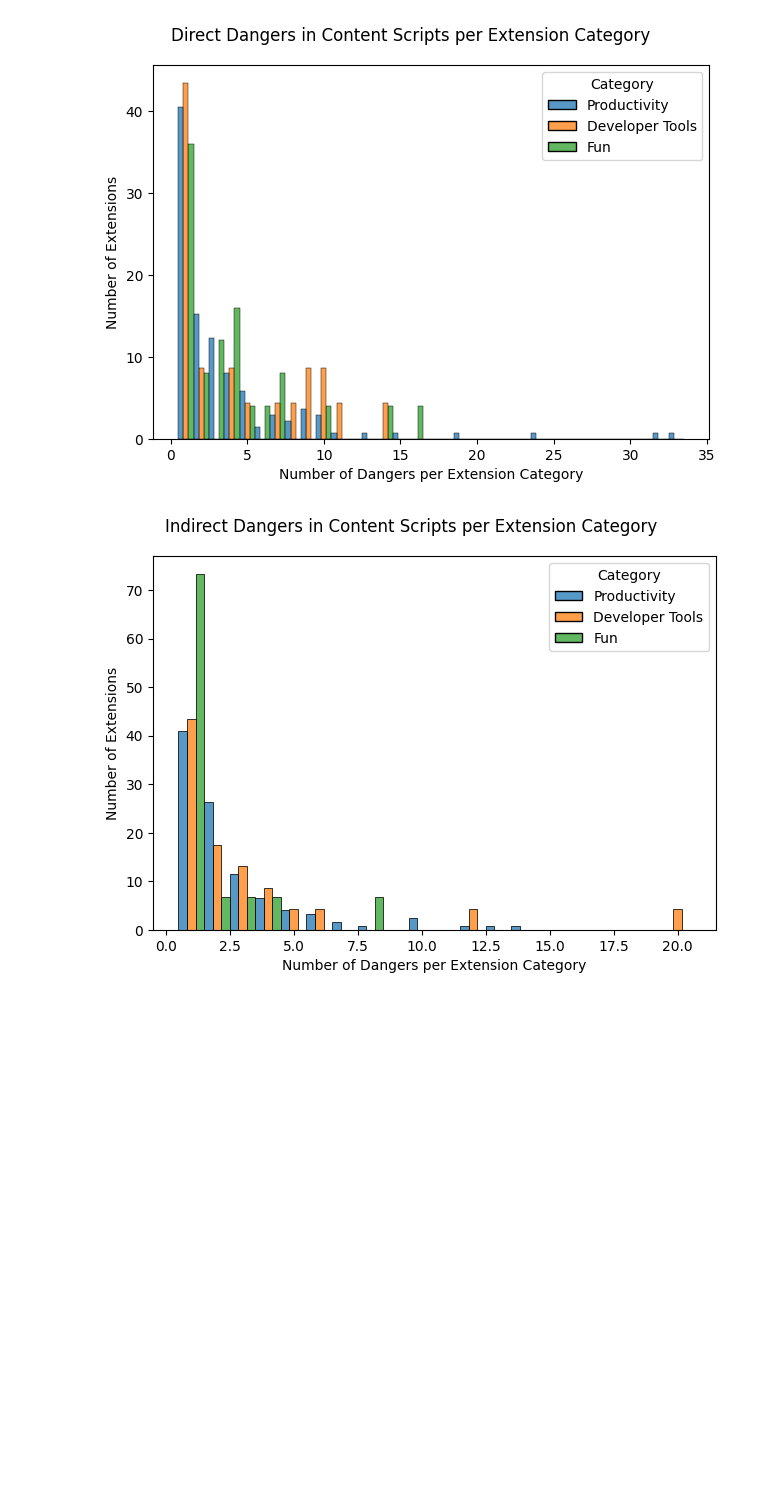
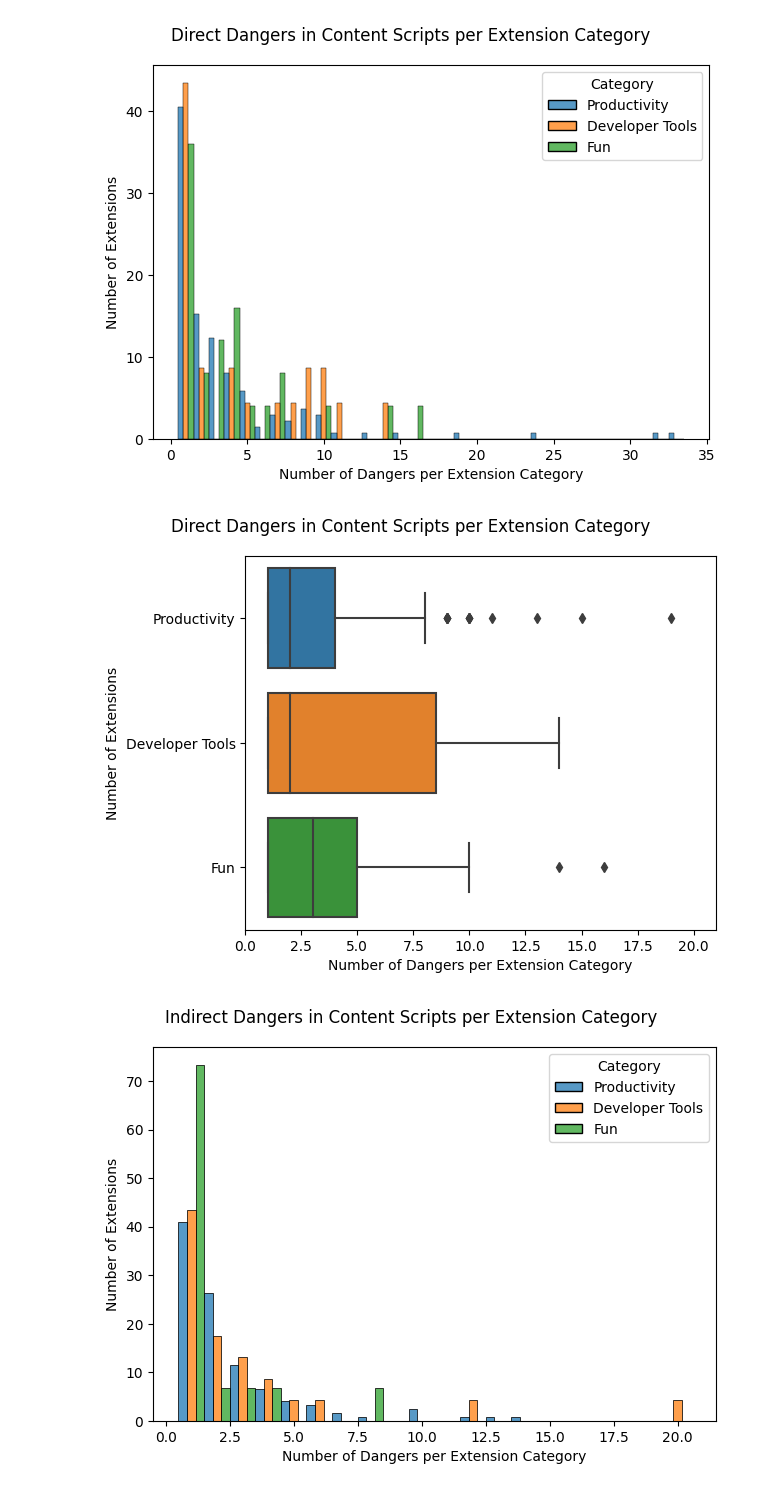
Before and after one commit to amad-person/browser-sec-project, a Jupyter notebook: Extension_Analysis.ipynb, the cells around one changed output. Saved outputs shown, nothing was run; the diff lists cells and outputs as text; code cells hidden in the pictures; blank space fills up the shorter version.

```diff
--- a/Extension_Analysis.ipynb
+++ b/Extension_Analysis.ipynb
@@ -671,6 +719,22 @@ plt.tight_layout()
 plt.savefig("Direct Dangers in Content Scripts per Extension Category", dpi=500)
 # %% [output]
 [figure]
+# %%
+reduced_df = ext_df.loc[(ext_df['category'].isin(['Productivity', 'Fun', 'Developer Tools'])) & (ext_df['num_cs_direct_dangers'] > 0)]
+
+fig, ax = plt.subplots()
+sns.boxplot(
+    data=reduced_df, x="num_cs_direct_dangers", y="category",
+    order=["Productivity", "Developer Tools", "Fun"]
+)
+plt.suptitle(f"Direct Dangers in Content Scripts per Extension Category")
+ax.set_xlabel("Number of Dangers per Extension Category")
+ax.set_ylabel("Number of Extensions")
+ax.set_xlim([0, 21])
+plt.tight_layout()
+plt.savefig("Direct Dangers in Content Scripts per Extension Category", dpi=500)
+# %% [output]
+[figure, added]
 # %%
 reduced_df = ext_df.loc[(ext_df['category'].isin(['Productivity', 'Fun', 'Developer Tools'])) & (ext_df['num_cs_indirect_dangers'] > 0)]
 
```
Also changed, not shown: parts of 16 cells of this notebook.
